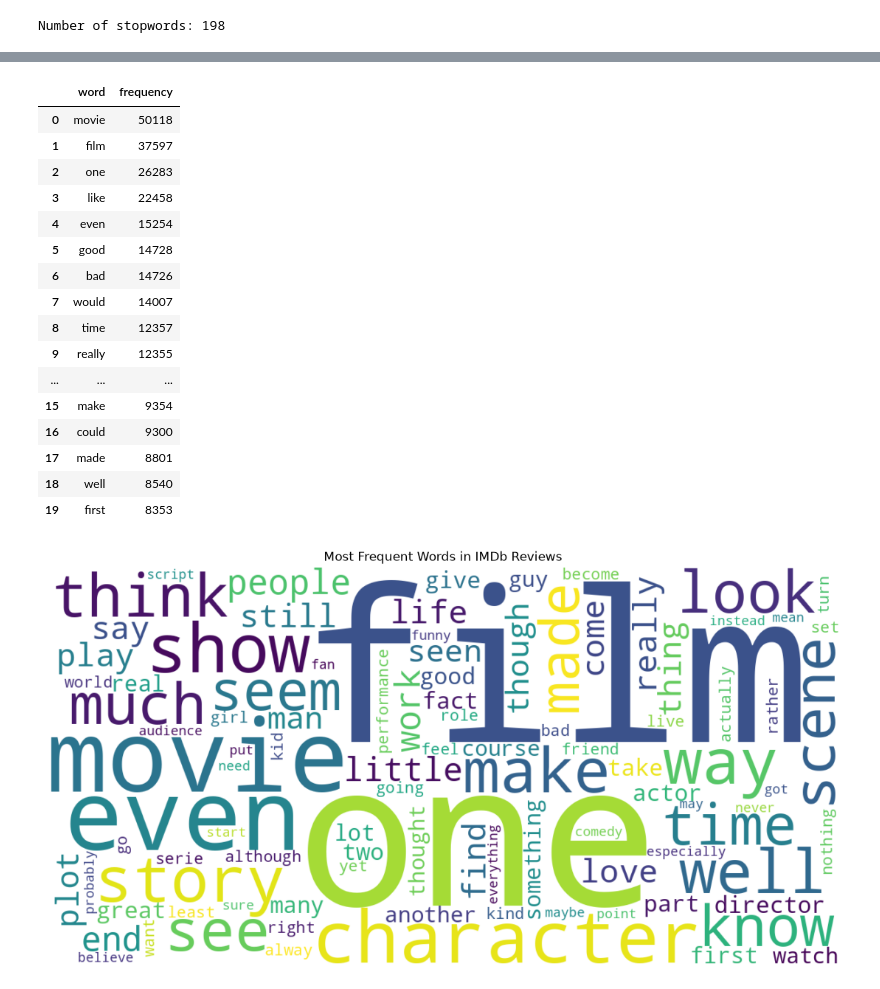
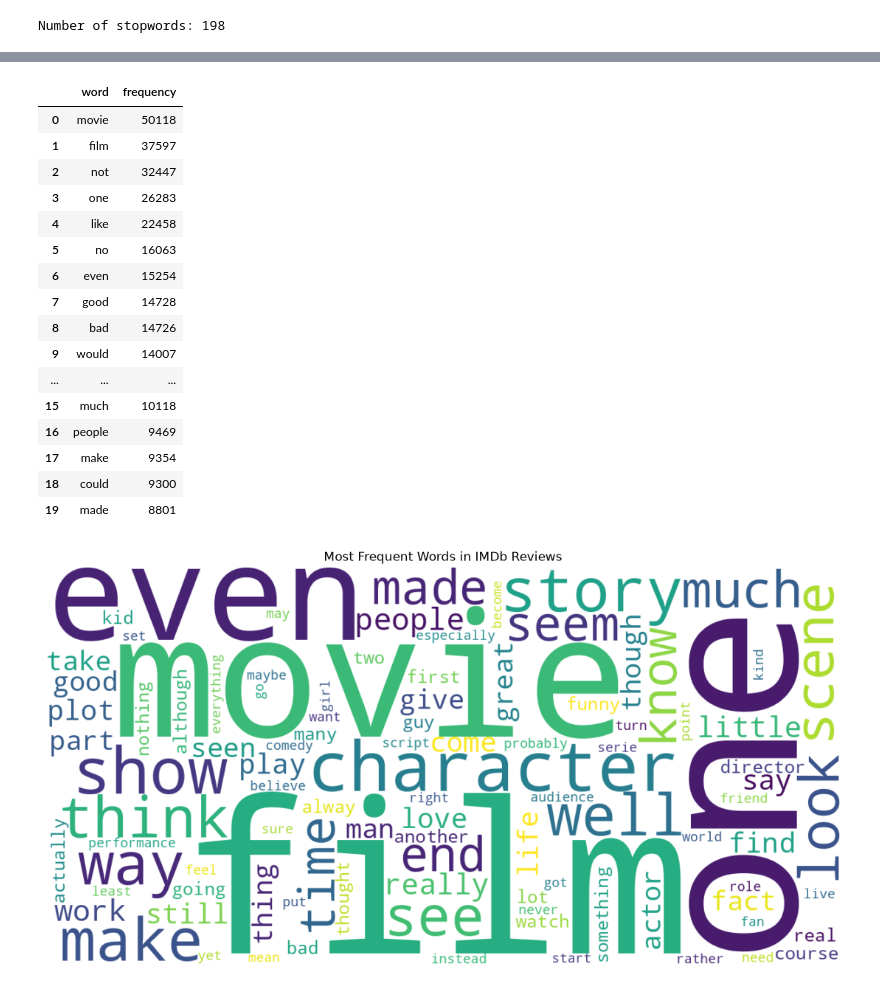
Before and after one commit to Logesh-M0324/Weekend_Task, a Jupyter notebook: Text Sentiment Analysis/notebook/01_Data_Understanding.ipynb, the cells around one changed output, grey strips where cells are left out. Cells and saved outputs as stored; diff of their text form; code cells hidden in the pictures.

```diff
--- a/Text Sentiment Analysis/notebook/01_Data_Understanding.ipynb
+++ b/Text Sentiment Analysis/notebook/01_Data_Understanding.ipynb
@@ -328,6 +358,30 @@ True
+# %%
+NEGATION_WORDS = {
+    "no",
+    "not",
+    "nor",
+    "never",
+    "neither",
+    "none",
+    "nobody",
+    "nothing",
+    "nowhere",
+    "hardly",
+    "scarcely",
+    "barely",
+    "isn't",
+    "wasn't",
+    "didn't",
+    "don't",
+    "can't",
+    "couldn't",
+    "won't"
+}
 # %%
 stop_words = set(stopwords.words("english"))
 
 print("Number of stopwords:", len(stop_words))
 # %% [output]
 Number of stopwords: 198
+# %%
+stop_words = stop_words - NEGATION_WORDS
@@ -489,44 +563,40 @@ negative_words
 |  | word | frequency |
 | 0 | movie | 50118 |
 | 1 | film | 37597 |
-| 2 | one | 26283 |
-| 3 | like | 22458 |
-| 4 | even | 15254 |
-| 5 | good | 14728 |
-| 6 | bad | 14726 |
-| 7 | would | 14007 |
-| 8 | time | 12357 |
-| 9 | really | 12355 |
+| 2 | not | 32447 |
+| 3 | one | 26283 |
+| 4 | like | 22458 |
+| 5 | no | 16063 |
+| 6 | even | 15254 |
+| 7 | good | 14728 |
+| 8 | bad | 14726 |
+| 9 | would | 14007 |
 | ... | ... | ... |
-| 15 | make | 9354 |
-| 16 | could | 9300 |
-| 17 | made | 8801 |
-| 18 | well | 8540 |
-| 19 | first | 8353 |
+| 15 | much | 10118 |
+| 16 | people | 9469 |
+| 17 | make | 9354 |
+| 18 | could | 9300 |
+| 19 | made | 8801 |
 # %%
 # Word Cloud for Positive Reviews
 # %%
-all_words = " ".join(
-    data["review"].apply(
-        lambda text: " ".join(clean_text_for_eda(text))
-    )
-)
+all_words = " ".join( data["review"].apply( lambda text: " ".join(clean_text_for_eda(text)) ) )
 
 wordcloud = WordCloud(
     width=1200,
     height=600,
     background_color="white",
     max_words=100
 ).generate(all_words)
 
 plt.figure(figsize=(14, 7))
 
 plt.imshow(wordcloud, interpolation="bilinear")
 
 plt.axis("off")
 plt.title("Most Frequent Words in IMDb Reviews")
 
 plt.show()
 # %% [output]
-[figure, old version]
+[figure, new version]
 # %%
```
Also changed, not shown: parts of 12 cells of this notebook, 15 other files.
